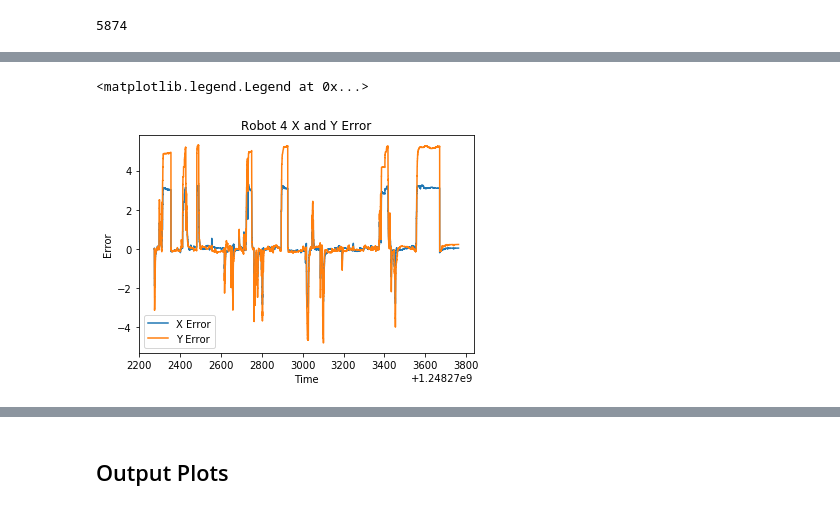
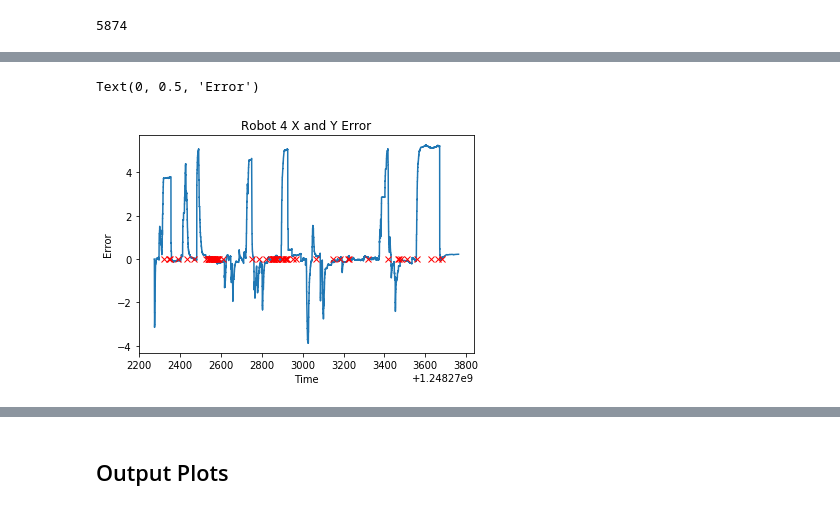
Before and after one commit to clylau/E205_Final_Project, a Jupyter notebook: Final_Project_Code.ipynb, the cells around one changed output, grey strips where cells are left out. Drawn from its saved outputs; the diff is of its cells as text; code cells hidden in the pictures.

```diff
--- a/Final_Project_Code.ipynb
+++ b/Final_Project_Code.ipynb
@@ -526,7 +538,7 @@ def getSigmaU(robot):
     """
     """
 
-    sigma = np.eye(2)*1
+    sigma = np.eye(2)*0.1
     return sigma
 # %%
 def getSigmaZ(robot):
@@ -540,10 +552,10 @@ def getError(robot_gt, robot_est, robot_ts):
     gt_idx = 0
     gt_timestamps = robot_gt[:,0]
 
-    x_error = []
-    y_error = []
-    theta_error = []
-    euclidean_error = []
+    x_error = np.zeros(len(robot_ts))
+    y_error = np.zeros(len(robot_ts))
+    theta_error = np.zeros(len(robot_ts))
+    euclidean_error = np.zeros(len(robot_ts))
 
     for i in range(len(robot_ts)):
         curTS = robot_ts[i]
@@ -554,9 +566,9 @@ def getError(robot_gt, robot_est, robot_ts):
         _, x_gt, y_gt, theta_gt = robot_gt[gt_idx]
         x, y, theta = robot_est[:, i]
 
-        x_error.append(x - x_gt)
-        y_error.append(y - y_gt)
-        theta_error.append(theta - theta_gt)
+        x_error[i] = x - x_gt
+        y_error[i] = y - y_gt
+        theta_error[i] = theta - theta_gt
 #         print()
 #         print('curTS ', curTS)
 #         print('gt_idx ', gt_idx)
@@ -565,6 +577,6 @@ def getError(robot_gt, robot_est, robot_ts):
 #         print('theta gt: ', theta_gt)
 #         print()
 
-        euclidean_error.append(np.sqrt(np.square(x - x_gt) + np.square(y - y_gt)))
+        euclidean_error[i] = np.sqrt(np.square(x - x_gt) + np.square(y - y_gt))
 
     return x_error, y_error, theta_error, euclidean_error
@@ -673,4 +698,4 @@ def main(odoTS, odoTSLen, barcode_dictionary, landmark_dictionary, gt_dictionary
 # %%
-states, covars, est_times = main(odoTS, odoTSLen, barcode_dictionary, landmark_dictionary, gt_dictionary)
+states, covars, est_times, measuredCorrections = main(odoTS, odoTSLen, barcode_dictionary, landmark_dictionary, gt_dictionary)
 # %% [output]
 5874
@@ -685,0 +702,16 @@ array([ 3.57189676, -3.33146153,  2.341     ])
+# %%
+#flagging timesteps
+
+ts_jumps = {}
+thresh = (1/67)*25
+
+for i in range(5):
+    t = est_times[i]
+    diffs = t[1:] - t[:-1]
+    ts_jumps[i] = diffs > thresh
+    temp = np.zeros(len(ts_jumps[i]) + 1, dtype = bool)
+    temp[1:] = ts_jumps[i]
+    ts_jumps[i] = temp
+    print(np.sum(ts_jumps[i]))
+
+print(ts_jumps[i])
@@ -729,14 +823,19 @@ plt.plot(est_times[2], r3_y)
 # %%
-plt.plot(est_times[3], r4_x)
+#plt.plot(est_times[3], r4_x)
 plt.plot(est_times[3], r4_y)
+#plt.plot(est_times[3][measuredCorrections[3]], np.zeros(len(est_times[3][measuredCorrections[3]])) ,"rx")
+plt.plot(est_times[3][ts_jumps[3]], np.zeros(len(est_times[3][ts_jumps[3]])) ,"rx")
+
+# plt.xlim([1248273500, 1248273600])
+# print(plt.axis())
 
 plt.title('Robot 4 X and Y Error')
 plt.xlabel('Time')
 plt.ylabel('Error')
-plt.legend(['X Error', 'Y Error'])
+#plt.legend(['X Error', 'Y Error'])
 # %% [output]
-<matplotlib.legend.Legend at 0x...>
+Text(0, 0.5, 'Error')
-[figure, old version]
+[figure, new version]
 # %%
 plt.plot(est_times[4], r5_x)
 plt.plot(est_times[4], r5_y)
```
Also changed, not shown: parts of 28 cells of this notebook.
